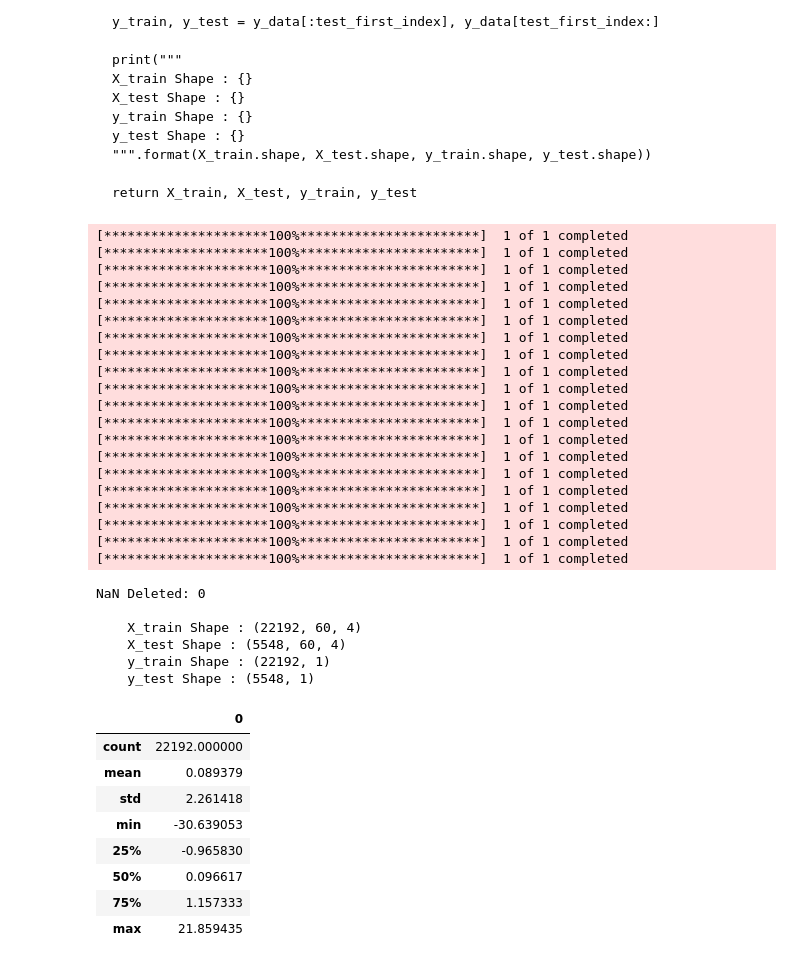
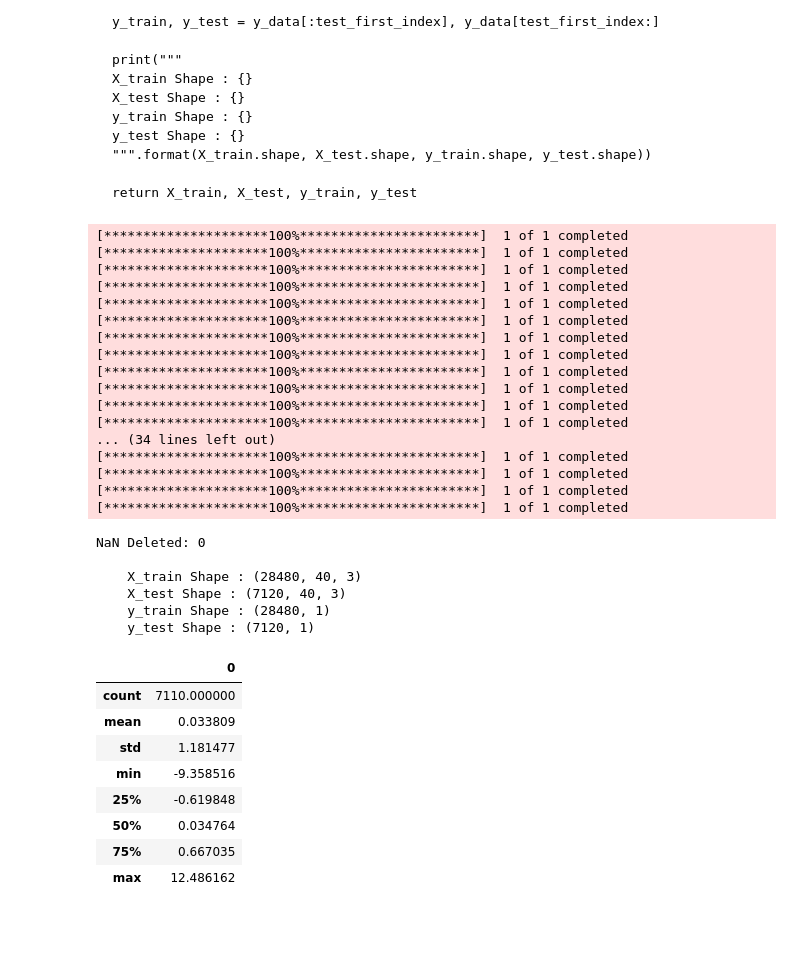
Before and after one commit to Juhyeong-Pang/MultimodalTradingAgent, a Jupyter notebook: stat_analysis.ipynb, the cells around one changed output. Saved outputs shown, nothing was run; the diff lists cells and outputs as text; code cells hidden in the pictures; blank space fills up the shorter version.

```diff
--- a/stat_analysis.ipynb
+++ b/stat_analysis.ipynb
@@ -148,8 +260,8 @@ def get_full_dataset(tickers, period="1y", window_size=60, test_size=0.2):
     X_total, y_total = [], []
 
     for ticker in tickers:
-        df, feature_cols, target_col = get_dataset_columns(ticker, period=period, lookback=window_size)
-        data_x, data_y = scale_dataset(df, ticker, feature_cols, target_col, test_size)
+        df, feature_cols, target_col = get_dataset_columns(ticker, period=period, window=window_size)
+        data_x, data_y = scale_dataset(df, ticker, feature_cols, target_col, test_size, scale_target=False)
 
         for i in range(len(df) - window_size):
             X_total.append(data_x[i : i + window_size])
@@ -316,11 +385,12 @@ tickers_50 = [
     "PG", "KO", "PEP", "WMT", "COST", "NKE", "MCD", "HD", "DIS", "SBUX"
 ]
 
-window_size = 60
+window_size = 40
+feature_num = 3
 
 X_train, X_test, y_train, y_test = get_full_dataset(
-    tickers_20,
-    period = "6y",
+    tickers_50,
+    period = "3y",
     window_size = window_size,
     test_size = 0.2
 )
@@ -337,32 +407,29 @@ X_train, X_test, y_train, y_test = get_full_dataset(
 [*********************100%***********************]  1 of 1 completed
 [*********************100%***********************]  1 of 1 completed
 [*********************100%***********************]  1 of 1 completed
+... (34 lines left out)
 [*********************100%***********************]  1 of 1 completed
 [*********************100%***********************]  1 of 1 completed
 [*********************100%***********************]  1 of 1 completed
 [*********************100%***********************]  1 of 1 completed
-[*********************100%***********************]  1 of 1 completed
-[*********************100%***********************]  1 of 1 completed
-[*********************100%***********************]  1 of 1 completed
-[*********************100%***********************]  1 of 1 completed
 NaN Deleted: 0
 
-    X_train Shape : (22192, 60, 4)
-    X_test Shape : (5548, 60, 4)
-    y_train Shape : (22192, 1)
-    y_test Shape : (5548, 1)
+    X_train Shape : (28480, 40, 3)
+    X_test Shape : (7120, 40, 3)
+    y_train Shape : (28480, 1)
+    y_test Shape : (7120, 1)
 # %%
-pd.DataFrame(y_train).describe()
+pd.DataFrame(pd.DataFrame(y_test).describe())
 # %% [output]
 |  | 0 |
-| count | 22192.000000 |
-| mean | 0.089379 |
-| std | 2.261418 |
-| min | -30.639053 |
-| 25% | -0.965830 |
-| 50% | 0.096617 |
-| 75% | 1.157333 |
-| max | 21.859435 |
+| count | 7110.000000 |
+| mean | 0.033809 |
+| std | 1.181477 |
+| min | -9.358516 |
+| 25% | -0.619848 |
+| 50% | 0.034764 |
+| 75% | 0.667035 |
+| max | 12.486162 |
 # %%
 def get_LSTM_model(window_size=60, feature_num=7):
     dropout_rate = 0.2
```
Also changed, not shown: parts of 26 cells of this notebook, 6 other files.
